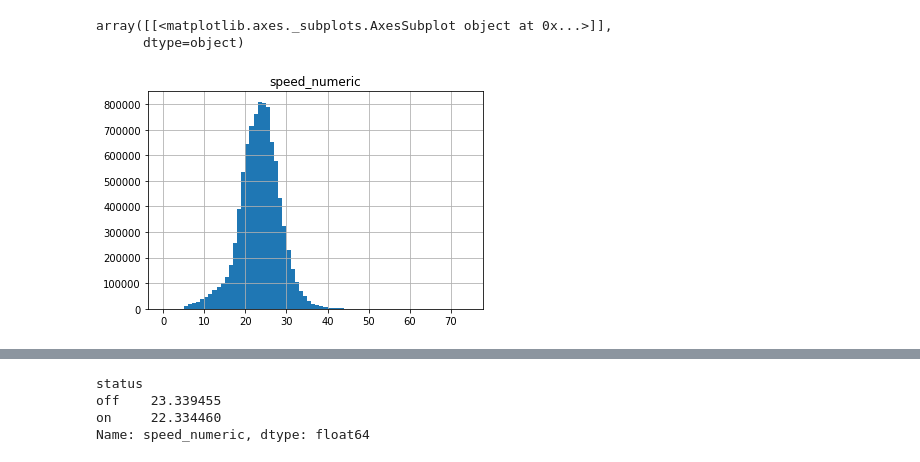
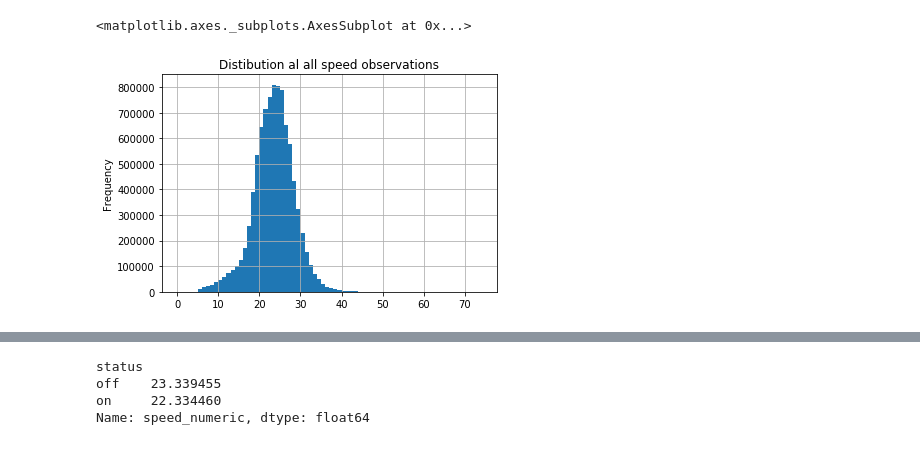
Before and after one commit to timgdavies/stroud-speed-data, a Jupyter notebook: Stroud Speeding Data.ipynb, the cells around one changed output, grey strips where cells are left out. Cells and saved outputs as stored; diff of their text form; code cells hidden in the pictures.

```diff
--- a/Stroud Speeding Data.ipynb
+++ b/Stroud Speeding Data.ipynb
@@ -108,7 +115,6 @@ df['hourofweek'] = (df.dayofweek + 1) * (df.hour + 1)
 # %%
 # Eyeball the overall speed distribution.
-df.hist(column='speed_numeric', bins=range(0, 75))
+df.speed_numeric.plot(kind='hist', bins=range(0, 75),title='Distibution of all speed observations', grid=True)
 # %% [output]
-array([[<matplotlib.axes._subplots.AxesSubplot object at 0x...>]],
-      dtype=object)
+<matplotlib.axes._subplots.AxesSubplot at 0x...>
-[figure, old version]
+[figure, new version]
```
Also changed, not shown: parts of 69 cells of this notebook.
